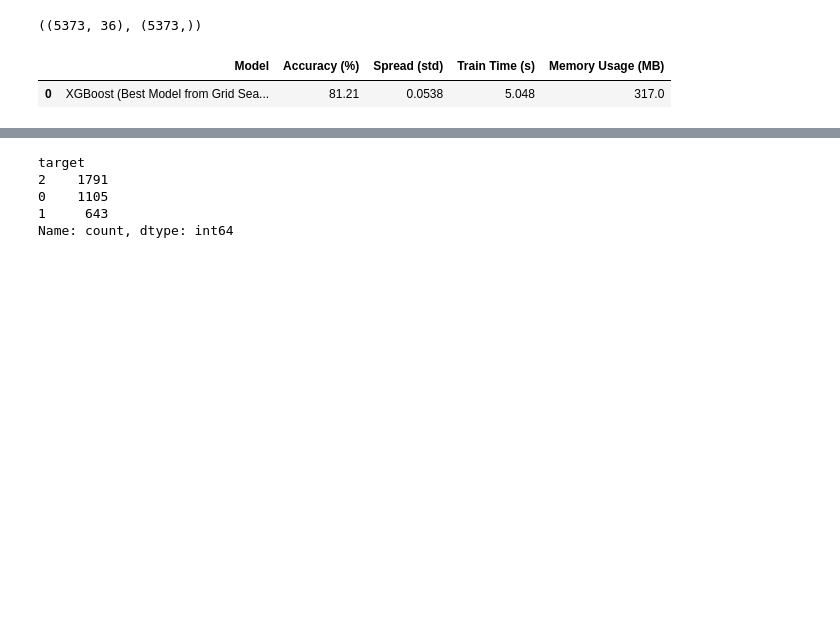
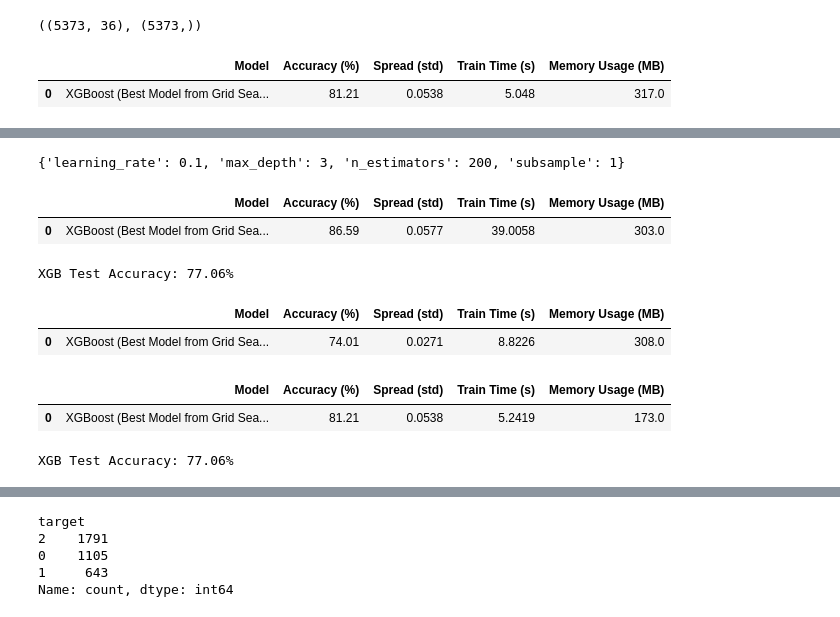
Before and after one commit to elijahlopez94/predicting_student_success, a Jupyter notebook: machine_learning.ipynb, the cells around one changed output, grey strips where cells are left out. Saved outputs shown, nothing was run; the diff lists cells and outputs as text; code cells hidden in the pictures; blank space fills up the shorter version.

```diff
--- a/machine_learning.ipynb
+++ b/machine_learning.ipynb
@@ -593 +645,13 @@ Final Training Result:
 * Model performance boasts 81% accuracy on training data
+# %%
+param_grid = {
+    'n_estimators': [50, 100, 150, 200],
+    'max_depth': [3, 5, 7],
+    'subsample': [0.5, 0.7, 1],
+    'learning_rate': [0.1, 0.01, 0.001]
+    }
+# %%
+xgb_classifier = xgb.XGBClassifier(random_state=42)
+
+grid_search_smote = GridSearchCV(xgb_classifier, param_grid, cv=10, refit=True)
+grid_search_smote.fit(xgb_X_train_smote, xgb_y_train_smote)
@@ -593,0 +749,46 @@ Final Training Result:
+# %%
+param_grid = {
+    'n_estimators': [200, 250, 300],
+    'max_depth': [6, 7, 8],
+    'subsample': [0.6, 0.7, 0.8],
+    'learning_rate': [0.1, 1]
+    }
+
+xgb_classifier = xgb.XGBClassifier(random_state=42)
+
+grid_search_smote = GridSearchCV(xgb_classifier, param_grid, cv=10, refit=True)
+grid_search_smote.fit(xgb_X_train_smote, xgb_y_train_smote)
+
+best_xgb_model = grid_search.best_estimator_
+best_xgb_params = grid_search.best_params_
+print(best_xgb_params)
+
+test_xgb_model(xgb_X_train_smote, xgb_y_train_smote, grid_search_smote)
+# %% [output]
+{'learning_rate': 0.1, 'max_depth': 3, 'n_estimators': 200, 'subsample': 1}
+|  | Model | Accuracy (%) | Spread (std) | Train Time (s) | Memory Usage (MB) |
+| 0 | XGBoost (Best Model from Grid Sea... | 86.59 | 0.0577 | 39.0058 | 303.0 |
+# %%
+xgb_y_pred_final = best_xgb_model.predict(X_test)
+xgb_test_accuracy = accuracy_score(y_test, xgb_y_pred_final)
+print(f'XGB Test Accuracy: {xgb_test_accuracy * 100:.2f}%')
+
+test_xgb_model(X_test, y_test, grid_search_smote)
+# %% [output]
+XGB Test Accuracy: 77.06%
+# %%
+test_xgb_model(X_test, y_test, grid_search_smote)
+# %% [output]
+|  | Model | Accuracy (%) | Spread (std) | Train Time (s) | Memory Usage (MB) |
+| 0 | XGBoost (Best Model from Grid Sea... | 74.01 | 0.0271 | 8.8226 | 308.0 |
+# %%
+test_xgb_model(xgb_X_train_smote, xgb_y_train_smote, grid_search)
+# %% [output]
+|  | Model | Accuracy (%) | Spread (std) | Train Time (s) | Memory Usage (MB) |
+| 0 | XGBoost (Best Model from Grid Sea... | 81.21 | 0.0538 | 5.2419 | 173.0 |
+# %%
+xgb_y_pred_final = best_xgb_model.predict(X_test)
+xgb_test_accuracy = accuracy_score(y_test, xgb_y_pred_final)
+print(f'XGB Test Accuracy: {xgb_test_accuracy * 100:.2f}%')
+# %% [output]
+XGB Test Accuracy: 77.06%
```
Also changed, not shown: parts of 16 cells of this notebook, 12 other files.
